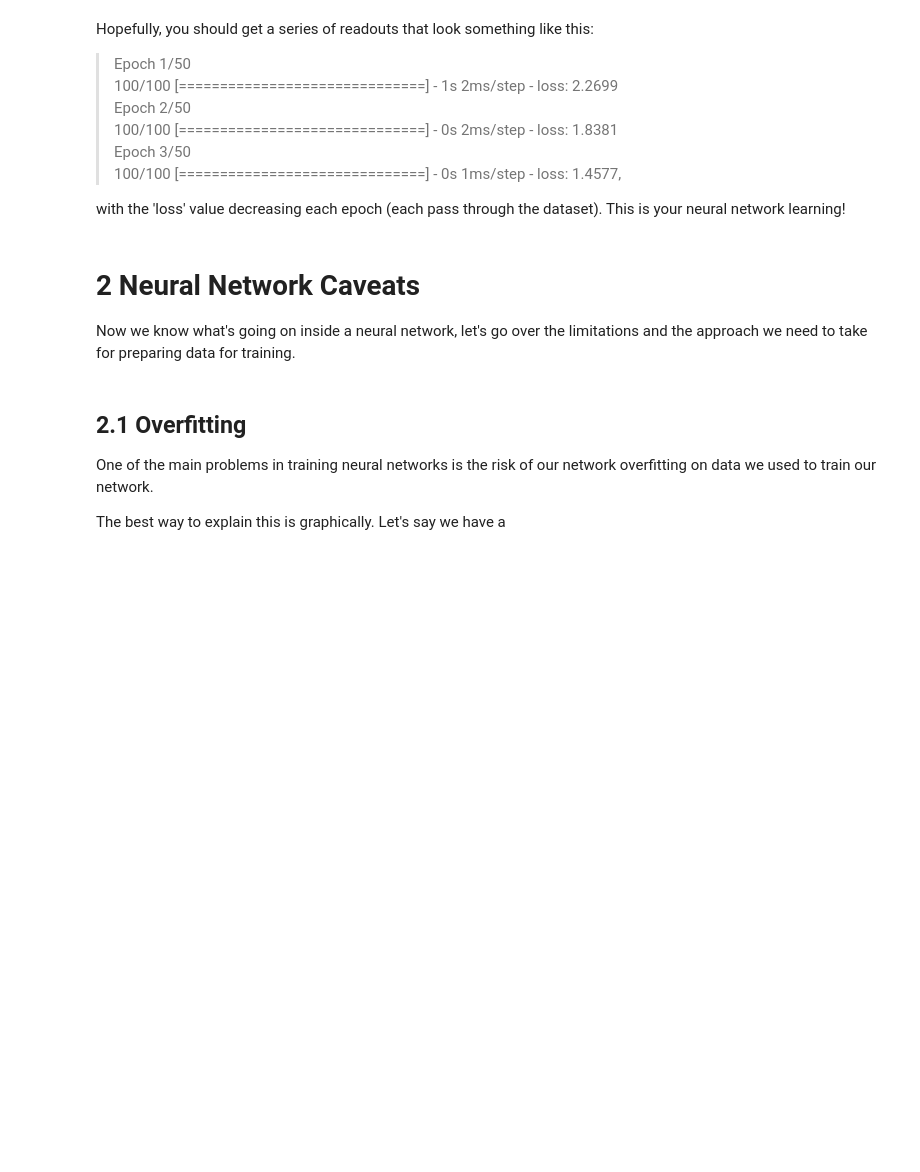
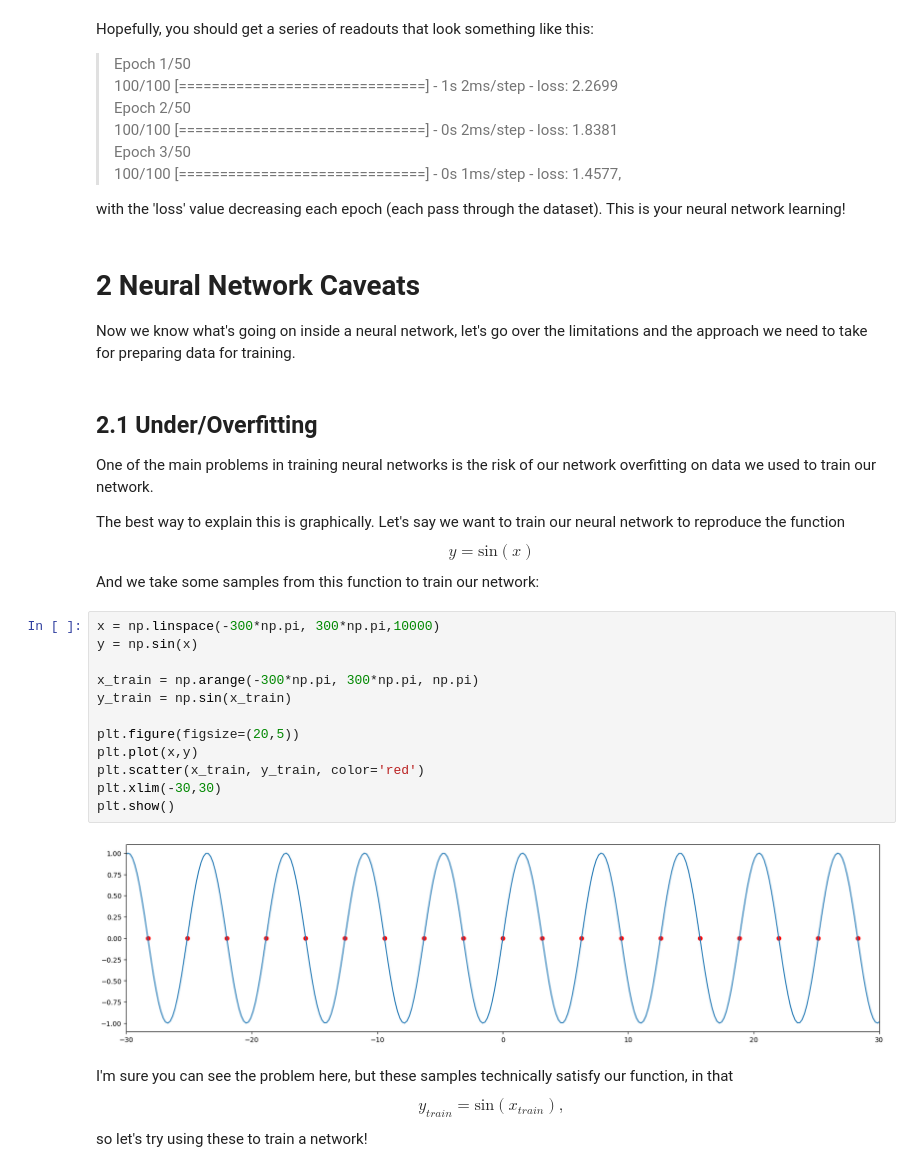
Before and after one commit to ojscutt/nn_session, a Jupyter notebook: nn_session.ipynb, the cells around one changed output. Drawn from its saved outputs; the diff is of its cells as text; blank space fills up the shorter version.

Commit message:
we have overfitting!

```diff
--- a/nn_session.ipynb
+++ b/nn_session.ipynb
@@ -268,7 +268,31 @@ with the 'loss' value decreasing each epoch (each pass through the dataset). Thi
 # 2 Neural Network Caveats
 Now we know what's going on inside a neural network, let's go over the limitations and the approach we need to take for preparing data for training.
 # %% [markdown]
-## 2.1 Overfitting
+## 2.1 Under/Overfitting
 One of the main problems in training neural networks is the risk of our network overfitting on data we used to train our network.
 
-The best way to explain this is graphically. Let's say we have a
+The best way to explain this is graphically. Let's say we want to train our neural network to reproduce the function
+\begin{equation}
+y = \textrm{sin}(x)
+\end{equation}
+And we take some samples from this function to train our network:
+# %%
+x = np.linspace(-300*np.pi, 300*np.pi,10000)
+y = np.sin(x)
+
+x_train = np.arange(-300*np.pi, 300*np.pi, np.pi)
+y_train = np.sin(x_train)
+
+plt.figure(figsize=(20,5))
+plt.plot(x,y)
+plt.scatter(x_train, y_train, color='red')
+plt.xlim(-30,30)
+plt.show()
+# %% [output]
+[figure, added]
+# %% [markdown]
+I'm sure you can see the problem here, but these samples technically satisfy our function, in that
+\begin{equation}
+y_{train} = \textrm{sin}(x_{train}),
+\end{equation}
+so let's try using these to train a network!
```
Also changed, not shown: parts of 22 cells of this notebook.
